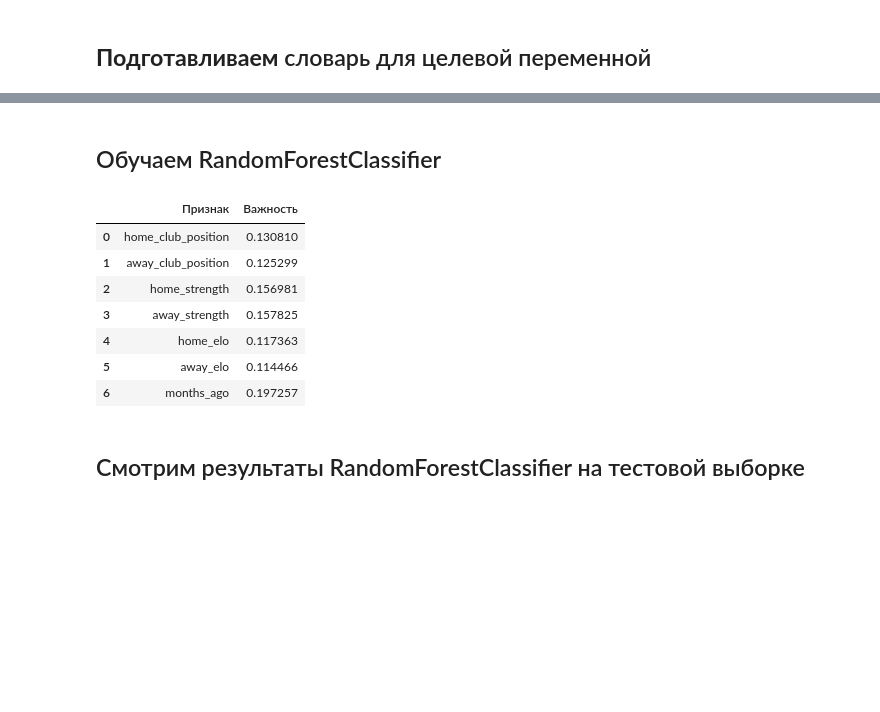
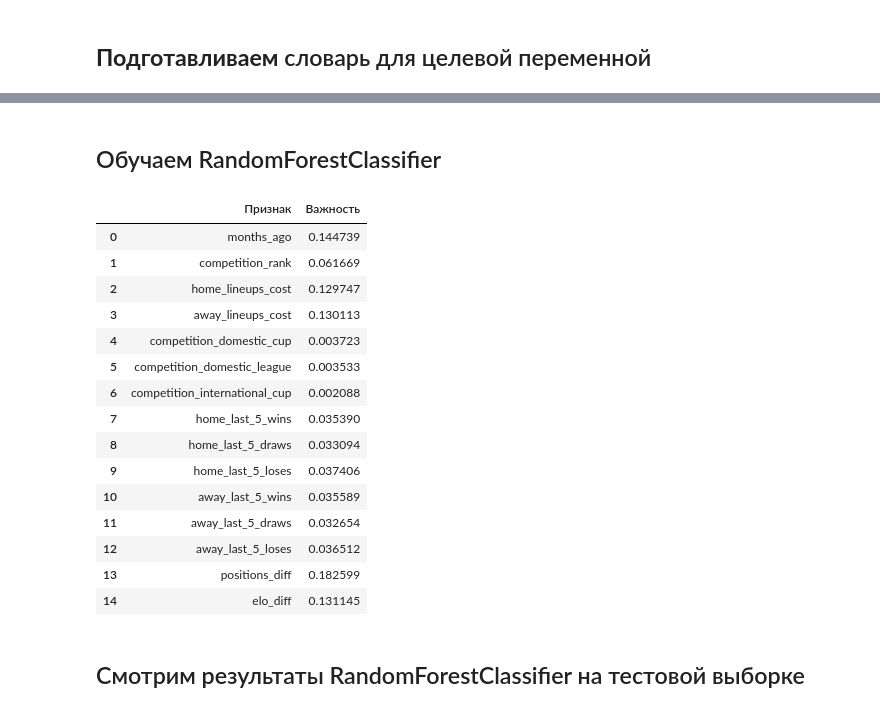
Before and after one commit to konstantin-larin/football-predictor, a Jupyter notebook: Football_Predictor_RCF.ipynb, the cells around one changed output, grey strips where cells are left out. Saved outputs shown, nothing was run; the diff lists cells and outputs as text; code cells hidden in the pictures; blank space fills up the shorter version.

```diff
--- a/Football_Predictor_RCF.ipynb
+++ b/Football_Predictor_RCF.ipynb
@@ -829,0 +173,2 @@ away_strength         float64
+# %%
+data_path = 'drive/MyDrive/data/football_data/'
@@ -829,0 +678,17 @@ away_strength         float64
+# %%
+data = data_9.copy()
+
+data.to_csv(data_path + 'data.csv')
+
+data['home_league_strength'] = data['home_league_strength'] * data['home_manager_league_strength']
+data['home_cup_strength'] = data['home_cup_strength'] * data['home_manager_cup_strength']
+data['home_international_cup_strength'] = data['home_international_cup_strength'] * data['home_manager_international_cup_strength']
+
+data['away_league_strength'] = data['away_league_strength'] * data['away_manager_league_strength']
+data['away_cup_strength'] = data['away_cup_strength'] * data['away_manager_cup_strength']
+data['away_international_cup_strength'] = data['away_international_cup_strength'] * data['away_manager_international_cup_strength']
+
+data.drop(columns=[
+    'home_manager_league_strength', 'home_manager_cup_strength', 'home_manager_international_cup_strength',
+    'away_manager_league_strength', 'away_manager_cup_strength', 'away_manager_international_cup_strength'
+], inplace=True)
@@ -830,27 +807,42 @@ away_strength         float64
+# %% [markdown]
+## Обучаем RandomForestClassifier
 # %%
 features = X_train.columns
 X_train, X_test, X_val = X_train.to_numpy(), X_test.to_numpy(), X_val.to_numpy()
-# %% [markdown]
-## Обучаем RandomForestClassifier
 # %%
-rfc = RandomForestClassifier(criterion='gini', bootstrap=True, random_state=42, class_weight='balanced_subsample', max_features=0.5)
+rfc = RandomForestClassifier(
+    criterion='gini',
+    bootstrap=True,
+    random_state=42,
+    class_weight='balanced_subsample',
+    n_estimators=200,
+    max_features='sqrt'
+    )
 rfc.fit(X_train, y_train)
 
 feature_importances = pd.DataFrame({
     'Признак': features,
     'Важность': rfc.feature_importances_
 })
 
 feature_importances
 # %% [output]
 |  | Признак | Важность |
-| 0 | home_club_position | 0.130810 |
-| 1 | away_club_position | 0.125299 |
-| 2 | home_strength | 0.156981 |
-| 3 | away_strength | 0.157825 |
-| 4 | home_elo | 0.117363 |
-| 5 | away_elo | 0.114466 |
-| 6 | months_ago | 0.197257 |
+| 0 | months_ago | 0.144739 |
+| 1 | competition_rank | 0.061669 |
+| 2 | home_lineups_cost | 0.129747 |
+| 3 | away_lineups_cost | 0.130113 |
+| 4 | competition_domestic_cup | 0.003723 |
+| 5 | competition_domestic_league | 0.003533 |
+| 6 | competition_international_cup | 0.002088 |
+| 7 | home_last_5_wins | 0.035390 |
+| 8 | home_last_5_draws | 0.033094 |
+| 9 | home_last_5_loses | 0.037406 |
+| 10 | away_last_5_wins | 0.035589 |
+| 11 | away_last_5_draws | 0.032654 |
+| 12 | away_last_5_loses | 0.036512 |
+| 13 | positions_diff | 0.182599 |
+| 14 | elo_diff | 0.131145 |
 # %% [markdown]
 ## Смотрим результаты RandomForestClassifier на тестовой выборке
 # %%
```
Also changed, not shown: parts of 49 cells of this notebook.
